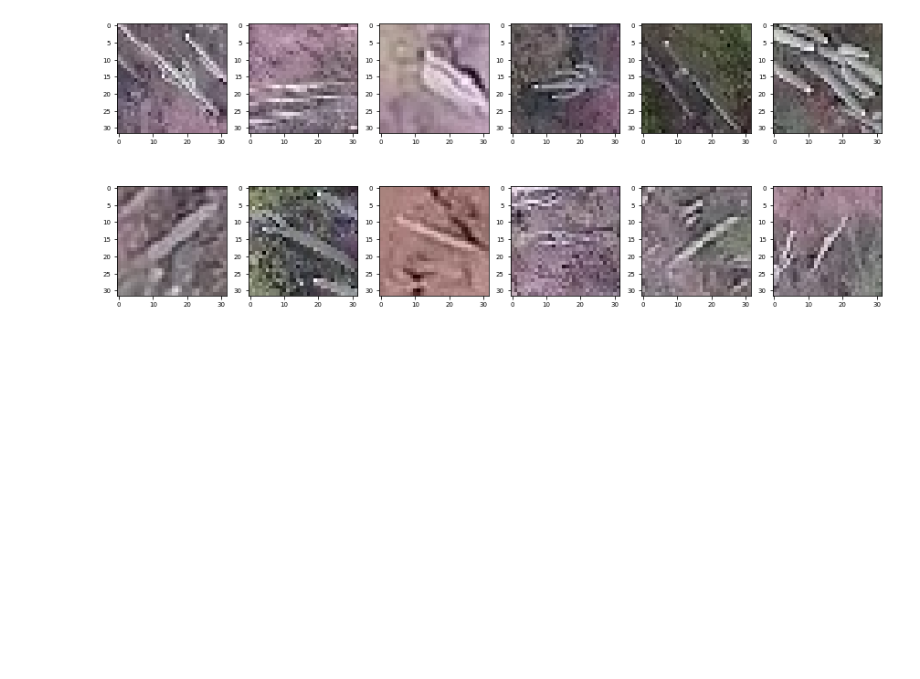
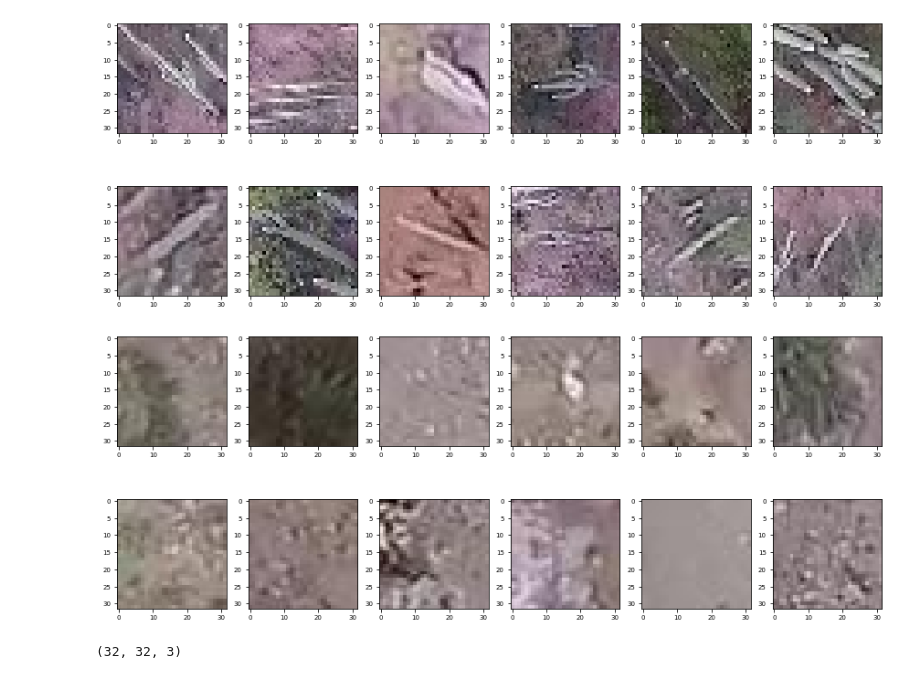
Before and after one commit to mg4432/competition_practice, a Jupyter notebook: 항공사진_선인장_식별/baseline.ipynb, the cells around one changed output. Cells and saved outputs as stored; diff of their text form; code cells hidden in the pictures; blank space fills up the shorter version.

```diff
--- a/항공사진_선인장_식별/baseline.ipynb
+++ b/항공사진_선인장_식별/baseline.ipynb
@@ -92,15 +92,17 @@ for idx, img_name in enumerate(last_has_cactus_img_name) :
 # %%
 mpl.rc('font', size = 7)
 plt.figure(figsize = (15, 6))
 grid = gridspec.GridSpec(2, 6)
 
 # 선인장을 포함하는 이미지 파일명(마지막 12개)
-last_has_cactus_img_name = labels[labels['has_cactus'] == 0]['id'][-12:]
-last_has_cactus_img_name
+last_not_has_cactus_img_name = labels[labels['has_cactus'] == 0]['id'][-12:]
+last_not_has_cactus_img_name
 
-for idx, img_name in enumerate(last_has_cactus_img_name) :
+for idx, img_name in enumerate(last_not_has_cactus_img_name) :
   img_path = 'train/' + img_name # 이미지 파일 경로
   image = cv2.imread(img_path) # 이미지 파일 읽어오기
   image = cv2.cvtColor(image, cv2.COLOR_BGR2RGB) # 이미지 색상 보정
   ax = plt.subplot(grid[idx])
   ax.imshow(image) # 이미지 출력
+# %% [output]
+[figure, added]
@@ -108,0 +109,4 @@ b
+# %%
+image.shape # 가로 32 x 세로 32 x 3채널 (R, G, B)
+# %% [output]
+(32, 32, 3)
```
Also changed, not shown: parts of 50 cells of this notebook.
